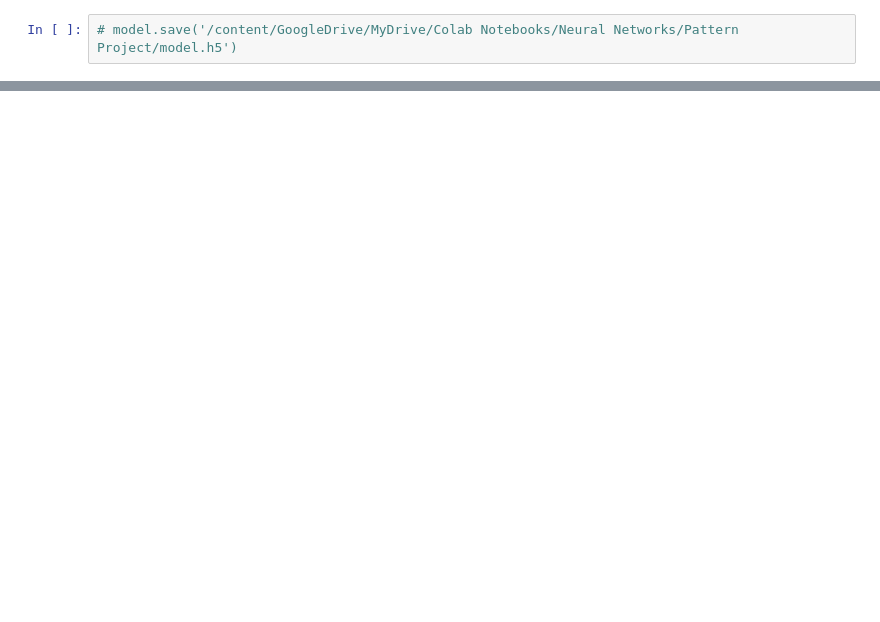
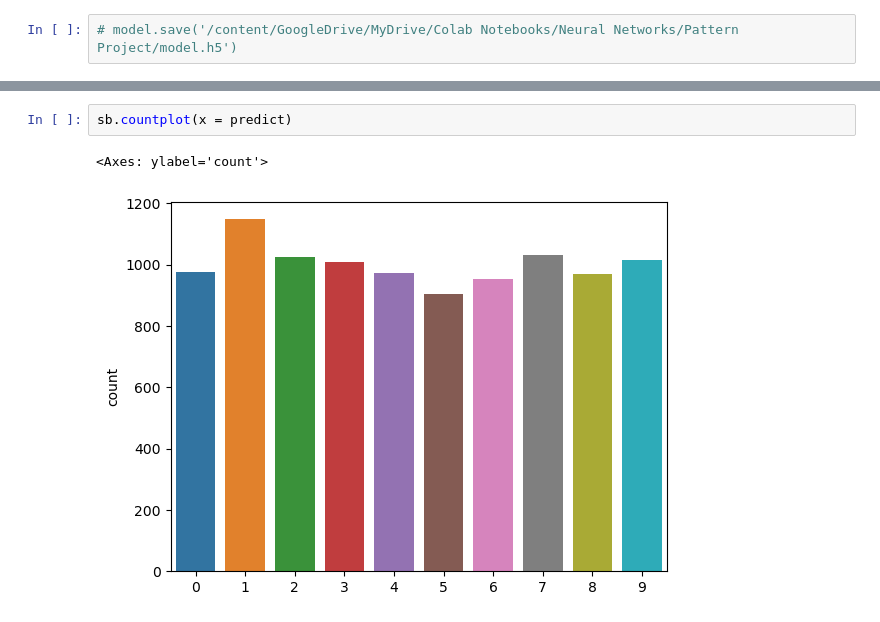
Before and after one commit to lsa3edii/PatternRecognition_Project, a Jupyter notebook: MNIST_RNN.ipynb, the cells around one changed output, grey strips where cells are left out. Drawn from its saved outputs; the diff is of its cells as text; blank space fills up the shorter version.

```diff
--- a/MNIST_RNN.ipynb
+++ b/MNIST_RNN.ipynb
@@ -106,0 +166,5 @@ plt.show()
+# %%
+sb.countplot(x = predict)
+# %% [output]
+<Axes: ylabel='count'>
+[figure, added]
```
Also changed, not shown: parts of 11 cells of this notebook.
